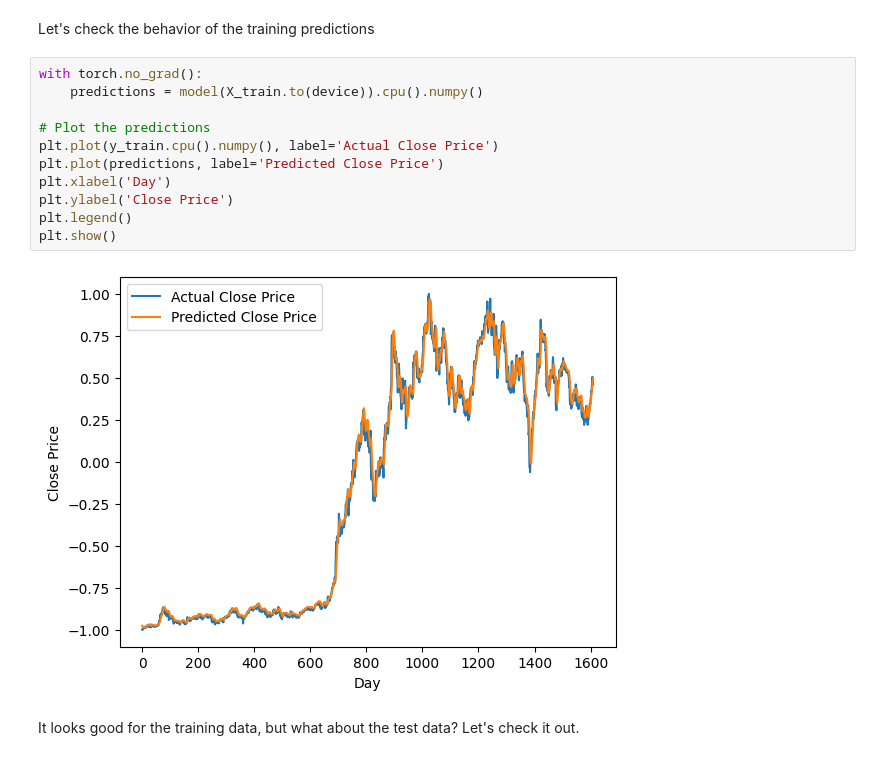
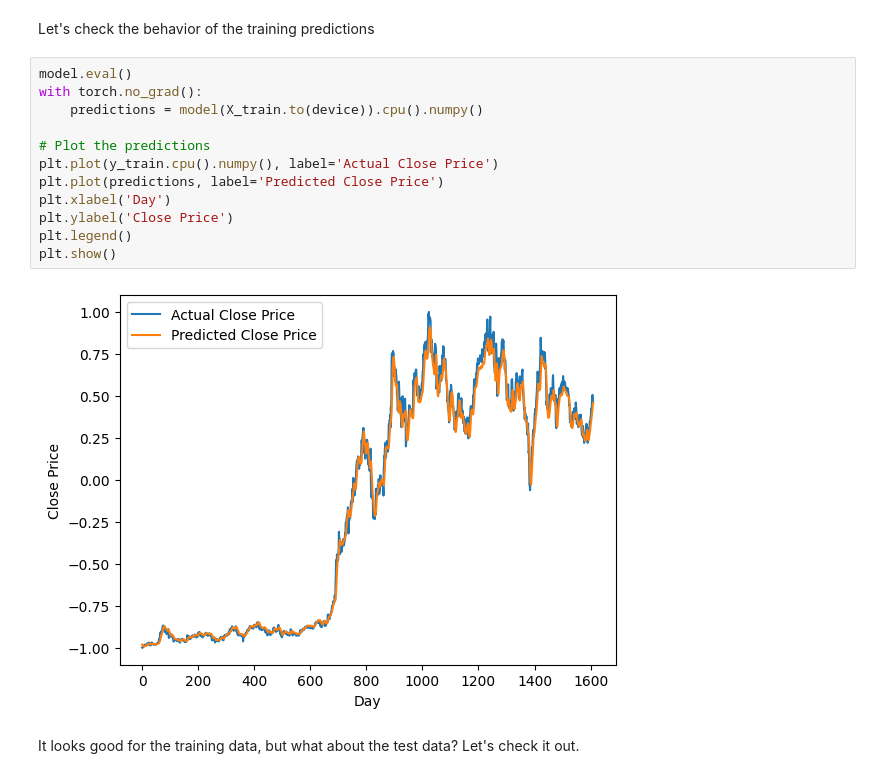
Before and after one commit to pedro-varela1/Tesla-stock-forecasting, a Jupyter notebook: tesla-stock-forecasting.ipynb, the cells around one changed output. Saved outputs shown, nothing was run; the diff lists cells and outputs as text.

Commit message:
Add model.eval() to evaluate the model

```diff
--- a/tesla-stock-forecasting.ipynb
+++ b/tesla-stock-forecasting.ipynb
@@ -385,18 +385,19 @@ plt.show()
 # %% [markdown]
 Let's check the behavior of the training predictions
 # %%
+model.eval()
 with torch.no_grad():
     predictions = model(X_train.to(device)).cpu().numpy()
 
 # Plot the predictions
 plt.plot(y_train.cpu().numpy(), label='Actual Close Price')
 plt.plot(predictions, label='Predicted Close Price')
 plt.xlabel('Day')
 plt.ylabel('Close Price')
 plt.legend()
 plt.show()
 # %% [output]
-[figure, old version]
+[figure, new version]
 # %% [markdown]
  It looks good for the training data, but what about the test data? Let's check it out.
 # %% [markdown]
```
Also changed, not shown: parts of 4 cells of this notebook.
